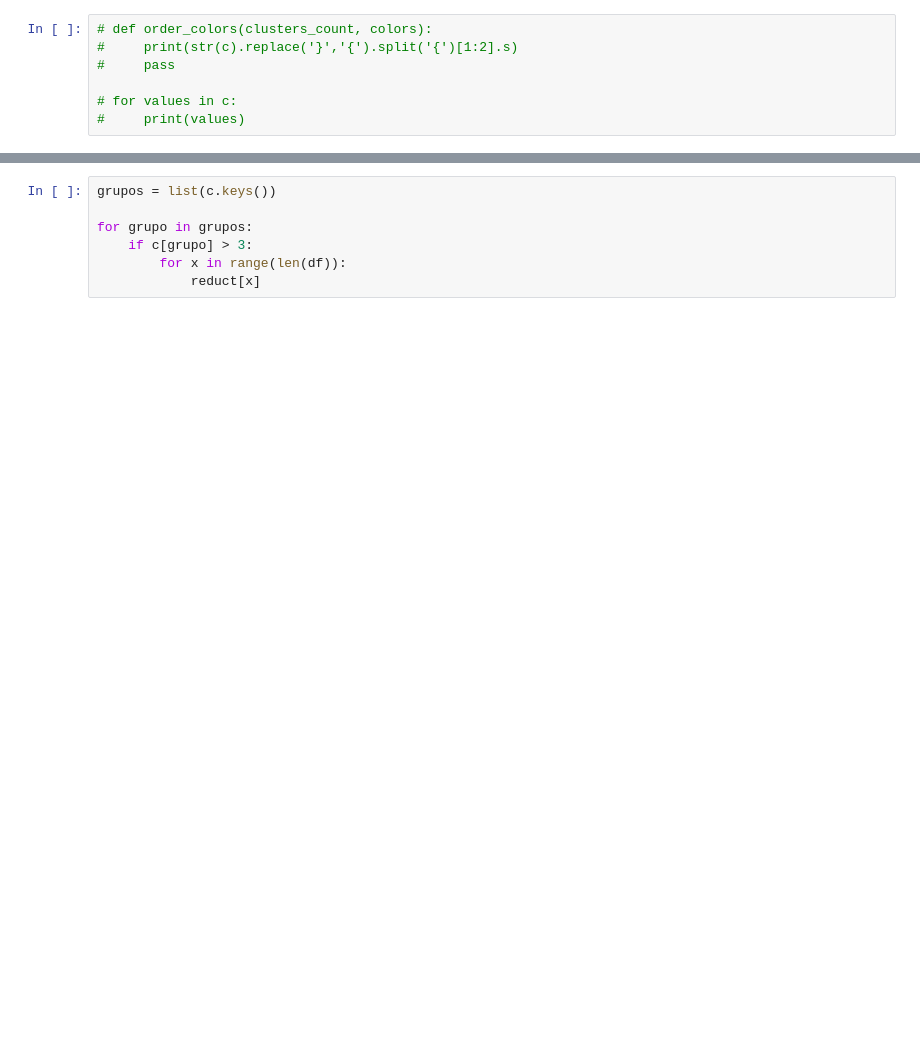
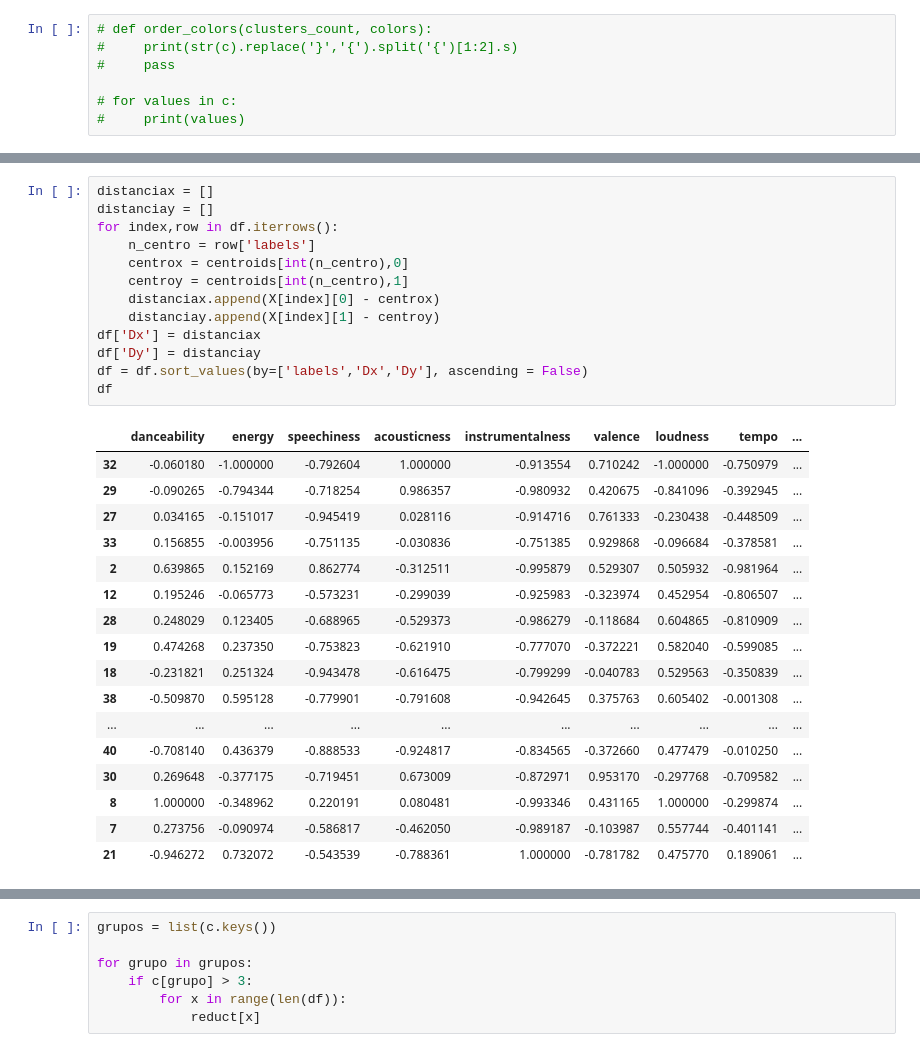
Before and after one commit to Fogelman/Spotify-Clustering, a Jupyter notebook: Reading Spotify Music.ipynb, the cells around one changed output, grey strips where cells are left out. Cells and saved outputs as stored; diff of their text form; blank space fills up the shorter version.

```diff
--- a/Reading Spotify Music.ipynb
+++ b/Reading Spotify Music.ipynb
@@ -370,2 +390,33 @@ while i < len(labels):
+# %%
+distanciax = []
+distanciay = []
+for index,row in df.iterrows():
+    n_centro = row['labels']
+    centrox = centroids[int(n_centro),0]
+    centroy = centroids[int(n_centro),1]
+    distanciax.append(X[index][0] - centrox)
+    distanciay.append(X[index][1] - centroy)
+df['Dx'] = distanciax
+df['Dy'] = distanciay
+df = df.sort_values(by=['labels','Dx','Dy'], ascending = False)
+df
+# %% [output]
+|  | danceability | energy | speechiness | acousticness | instrumentalness | valence | loudness | tempo | ... |
+| 32 | -0.060180 | -1.000000 | -0.792604 | 1.000000 | -0.913554 | 0.710242 | -1.000000 | -0.750979 | ... |
+| 29 | -0.090265 | -0.794344 | -0.718254 | 0.986357 | -0.980932 | 0.420675 | -0.841096 | -0.392945 | ... |
+| 27 | 0.034165 | -0.151017 | -0.945419 | 0.028116 | -0.914716 | 0.761333 | -0.230438 | -0.448509 | ... |
+| 33 | 0.156855 | -0.003956 | -0.751135 | -0.030836 | -0.751385 | 0.929868 | -0.096684 | -0.378581 | ... |
+| 2 | 0.639865 | 0.152169 | 0.862774 | -0.312511 | -0.995879 | 0.529307 | 0.505932 | -0.981964 | ... |
+| 12 | 0.195246 | -0.065773 | -0.573231 | -0.299039 | -0.925983 | -0.323974 | 0.452954 | -0.806507 | ... |
+| 28 | 0.248029 | 0.123405 | -0.688965 | -0.529373 | -0.986279 | -0.118684 | 0.604865 | -0.810909 | ... |
+| 19 | 0.474268 | 0.237350 | -0.753823 | -0.621910 | -0.777070 | -0.372221 | 0.582040 | -0.599085 | ... |
+| 18 | -0.231821 | 0.251324 | -0.943478 | -0.616475 | -0.799299 | -0.040783 | 0.529563 | -0.350839 | ... |
+| 38 | -0.509870 | 0.595128 | -0.779901 | -0.791608 | -0.942645 | 0.375763 | 0.605402 | -0.001308 | ... |
+| ... | ... | ... | ... | ... | ... | ... | ... | ... | ... |
+| 40 | -0.708140 | 0.436379 | -0.888533 | -0.924817 | -0.834565 | -0.372660 | 0.477479 | -0.010250 | ... |
+| 30 | 0.269648 | -0.377175 | -0.719451 | 0.673009 | -0.872971 | 0.953170 | -0.297768 | -0.709582 | ... |
+| 8 | 1.000000 | -0.348962 | 0.220191 | 0.080481 | -0.993346 | 0.431165 | 1.000000 | -0.299874 | ... |
+| 7 | 0.273756 | -0.090974 | -0.586817 | -0.462050 | -0.989187 | -0.103987 | 0.557744 | -0.401141 | ... |
+| 21 | -0.946272 | 0.732072 | -0.543539 | -0.788361 | 1.000000 | -0.781782 | 0.475770 | 0.189061 | ... |
 # %%
 df.loc()[0][-1]
```
Also changed, not shown: parts of 13 cells of this notebook.
